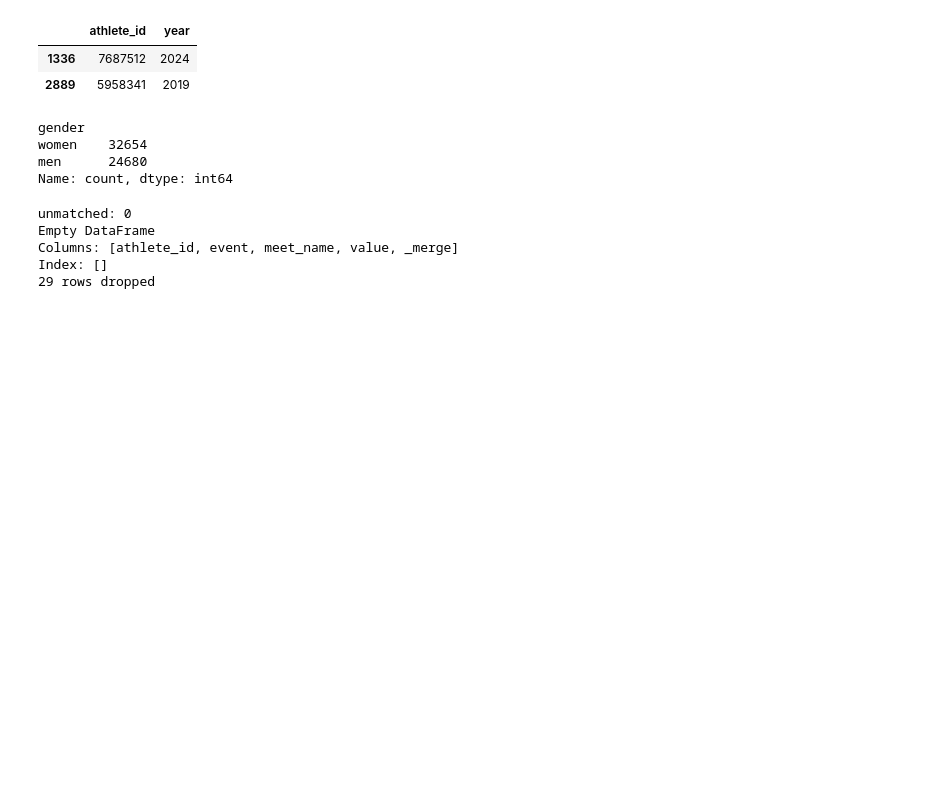
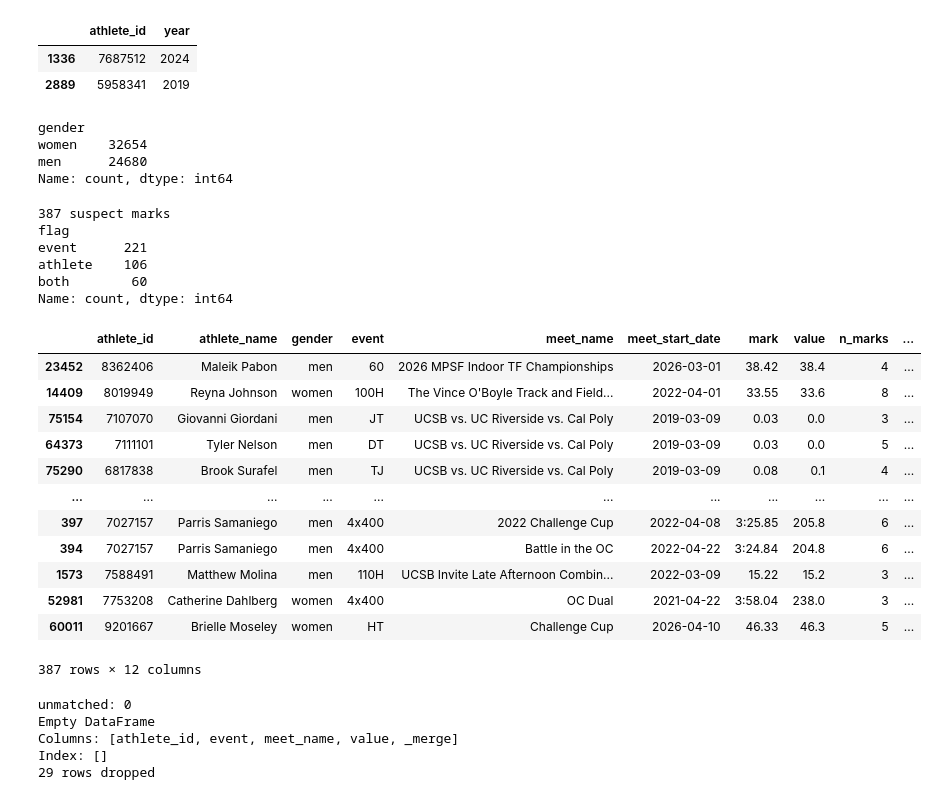
Before and after one commit to ChidiebereAgunanne/DSC180_Quarter-1, a Jupyter notebook: notebooks/data_scraping/athete_profiles.ipynb, the cells around one changed output. Cells and saved outputs as stored; diff of their text form; code cells hidden in the pictures; blank space fills up the shorter version.

```diff
--- a/notebooks/data_scraping/athete_profiles.ipynb
+++ b/notebooks/data_scraping/athete_profiles.ipynb
@@ -1,9 +1,9 @@
 # %%
 import pandas as pd
 
-raw = pd.read_csv("../data/raw/bigwest_regular_season_partial.csv", dtype={"athlete_id": "string"})
-roster_df = pd.read_csv("../data/processed/bigwest_roster.csv", dtype={"athlete_id": "string"})
-bw_results = pd.read_csv("../data/processed/bigwest_2019_2026_results.csv", encoding="utf-8-sig")
+raw = pd.read_csv("../../data/raw/regular_season_raw.csv", dtype={"athlete_id": "string"})
+roster_df = pd.read_csv("../../data/processed/bigwest_roster.csv", dtype={"athlete_id": "string"})
+bw_results = pd.read_csv("../../data/processed/bigwest_2019_2026_results.csv", encoding="utf-8-sig")
 def clean_ids(s):
     return s.astype("string").str.strip().str.replace(r"\.0$", "", regex=True)
 to_scrape = []
@@ -13,7 +13,7 @@ print(len(to_scrape), "roster athletes not scraped yet")
 # %% [markdown]
 ## Cleaning Data
 # %%
-df = pd.read_csv("../data/raw/bigwest_regular_season_partial.csv")
+df = pd.read_csv("../../data/raw/regular_season_raw.csv")
 
 # Rename columns
 df = df.rename(columns={
@@ -144,7 +144,7 @@ df.head()
 # %% [markdown]
 ## Code used to fix the team column so its only bigwest schools and not school from transferred
 # %%
-roster_df = pd.read_csv("../data/processed/bigwest_roster.csv")
+roster_df = pd.read_csv("../../data/processed/bigwest_roster.csv")
 results_df = df.copy()
 # Standardize athlete IDs and years
 for data in [roster_df, results_df]:
@@ -388,9 +388,40 @@ gender
 women    32654
 men      24680
 Name: count, dtype: int64
+# %%
+def parse_mark(raw, unit=None):
+    """
+    Turn one raw mark string into a number in natural units.
+
+    Args:
+        raw: mark as scraped, e.g. "10.52", "1:52.31", "6.45m", "21-04.5", "5,432", "DNF".
+        unit: optional unit column value (not needed; kept for compatibility).
+    Returns:
+        float: seconds for track, meters for field, points for multis; NaN if it can't be parsed
+        (status codes such as "DNF" are handled by _prep, not here).
+    """
+    if raw is None or (isinstance(raw, float) and np.isnan(raw)):
+        return np.nan
+    metric = re.match(r"^\s*(\d+(?:\.\d+)?)\s*m(?![a-z])", str(raw), flags=re.IGNORECASE)
+    if metric:                                                   # '14.21m46\' 7.5"' -> 14.21
+        return float(metric.group(1))
+    s = re.sub(r"[A-Za-z\"]+$", "", str(raw).strip()).strip()   # drop trailing 'm', 'w', 'h', ...
+    s = s.replace(",", "")                                       # multi-event scores like "5,432"
+    ft_in = re.match(r"^(\d+)\s*[-']\s*(\d+(?:\.\d+)?)$", s)
+    if ft_in:
+        return (float(ft_in.group(1)) * 12 + float(ft_in.group(2))) * 0.0254
+    if ":" in s:
+        try:
+            parts = [float(x) for x in s.split(":")]
+        except ValueError:
+            return np.nan
+        return sum(v * 60 ** (len(parts) - 1 - i) for i, v in enumerate(parts))
+    try:
+        return float(s)
+    except ValueError:
+        return np.nan
 # %%
 import numpy as np
-import bigwest_model as bm   # if it lives in another folder: sys.path.append(r"path\to\folder") first
 
 # How far (in %) a mark can be from the athlete's own median / the event median before it's flagged
 ATHLETE_TOL = {"sprint": 8, "distance": 12, "field": 20, "multi": 25, "relay": 8}
@@ -403,34 +434,54 @@ def mark_group(e):
     if e in {"LJ", "TJ", "HJ", "PV", "SP", "DT", "HT", "JT", "WT"}: return "field"
     if e in {"55", "60", "100", "200", "300", "400", "55H", "60H", "100H", "110H", "300H", "400H"}: return "sprint"
     return "distance"
 
 rs = regular_season_clean.copy()
-rs["value"] = rs["mark"].map(bm.parse_mark)
+rs["value"] = rs["mark"].map(parse_mark)
 rs["group"] = rs["event"].map(mark_group)
 d = pd.to_datetime(rs["meet_start_date"], errors="coerce")
 rs["season"] = d.dt.year + (d.dt.month >= 8).astype(int)      # same season rule as the model
 v = rs[rs["value"].notna() & (rs["value"] > 0)].copy()
 
 # 1. far from the athlete's own median in that event and season (needs 3+ marks)
 grp = v.groupby(["athlete_id", "event", "season"])["value"]
 v["n_marks"] = grp.transform("size")
 v["athlete_dev_pct"] = 100 * (v["value"] / grp.transform("median") - 1)
 # 2. far from the event median for that gender
 v["event_dev_pct"] = 100 * (v["value"] / v.groupby(["gender", "event"])["value"].transform("median") - 1)
 
 flag_athlete = (v["n_marks"] >= 3) & (v["athlete_dev_pct"].abs() > v["group"].map(ATHLETE_TOL))
 flag_event = v["event_dev_pct"].abs() > v["group"].map(EVENT_TOL)
 v["flag"] = np.select([flag_athlete & flag_event, flag_athlete, flag_event],
                       ["both", "athlete", "event"], "")
 
 suspects = (v[v["flag"] != ""]
             .sort_values("event_dev_pct", key=abs, ascending=False)
             [["athlete_id", "athlete_name", "gender", "event", "meet_name", "meet_start_date",
               "mark", "value", "n_marks", "athlete_dev_pct", "event_dev_pct", "flag"]]
             .round(1))
 print(len(suspects), "suspect marks")
 print(suspects["flag"].value_counts())
 suspects
+# %% [output]
+387 suspect marks
+flag
+event      221
+athlete    106
+both        60
+Name: count, dtype: int64
+|  | athlete_id | athlete_name | gender | event | meet_name | meet_start_date | mark | value | n_marks | ... |
+| 23452 | 8362406 | Maleik Pabon | men | 60 | 2026 MPSF Indoor TF Championships | 2026-03-01 | 38.42 | 38.4 | 4 | ... |
+| 14409 | 8019949 | Reyna Johnson | women | 100H | The Vince O'Boyle Track and Field... | 2022-04-01 | 33.55 | 33.6 | 8 | ... |
+| 75154 | 7107070 | Giovanni Giordani | men | JT | UCSB vs. UC Riverside vs. Cal Poly | 2019-03-09 | 0.03 | 0.0 | 3 | ... |
+| 64373 | 7111101 | Tyler Nelson | men | DT | UCSB vs. UC Riverside vs. Cal Poly | 2019-03-09 | 0.03 | 0.0 | 5 | ... |
+| 75290 | 6817838 | Brook Surafel | men | TJ | UCSB vs. UC Riverside vs. Cal Poly | 2019-03-09 | 0.08 | 0.1 | 4 | ... |
+| ... | ... | ... | ... | ... | ... | ... | ... | ... | ... | ... |
+| 397 | 7027157 | Parris Samaniego | men | 4x400 | 2022 Challenge Cup | 2022-04-08 | 3:25.85 | 205.8 | 6 | ... |
+| 394 | 7027157 | Parris Samaniego | men | 4x400 | Battle in the OC | 2022-04-22 | 3:24.84 | 204.8 | 6 | ... |
+| 1573 | 7588491 | Matthew Molina | men | 110H | UCSB Invite Late Afternoon Combin... | 2022-03-09 | 15.22 | 15.2 | 3 | ... |
+| 52981 | 7753208 | Catherine Dahlberg | women | 4x400 | OC Dual | 2021-04-22 | 3:58.04 | 238.0 | 3 | ... |
+| 60011 | 9201667 | Brielle Moseley | women | HT | Challenge Cup | 2026-04-10 | 46.33 | 46.3 | 5 | ... |
+387 rows × 12 columns
 # %%
 # Marks confirmed as errors: (athlete_id, event, meet_name, mark)
 DROP = pd.DataFrame([
```
Also changed, not shown: parts of 5 cells of this notebook, 4 other files.
